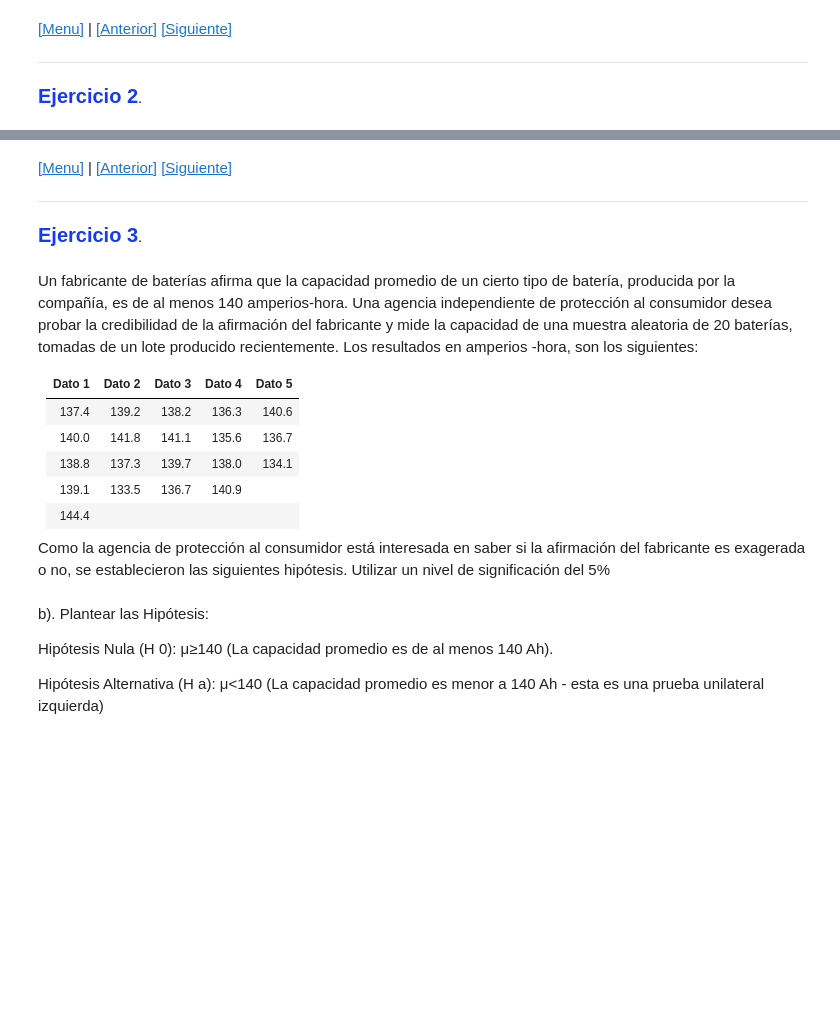
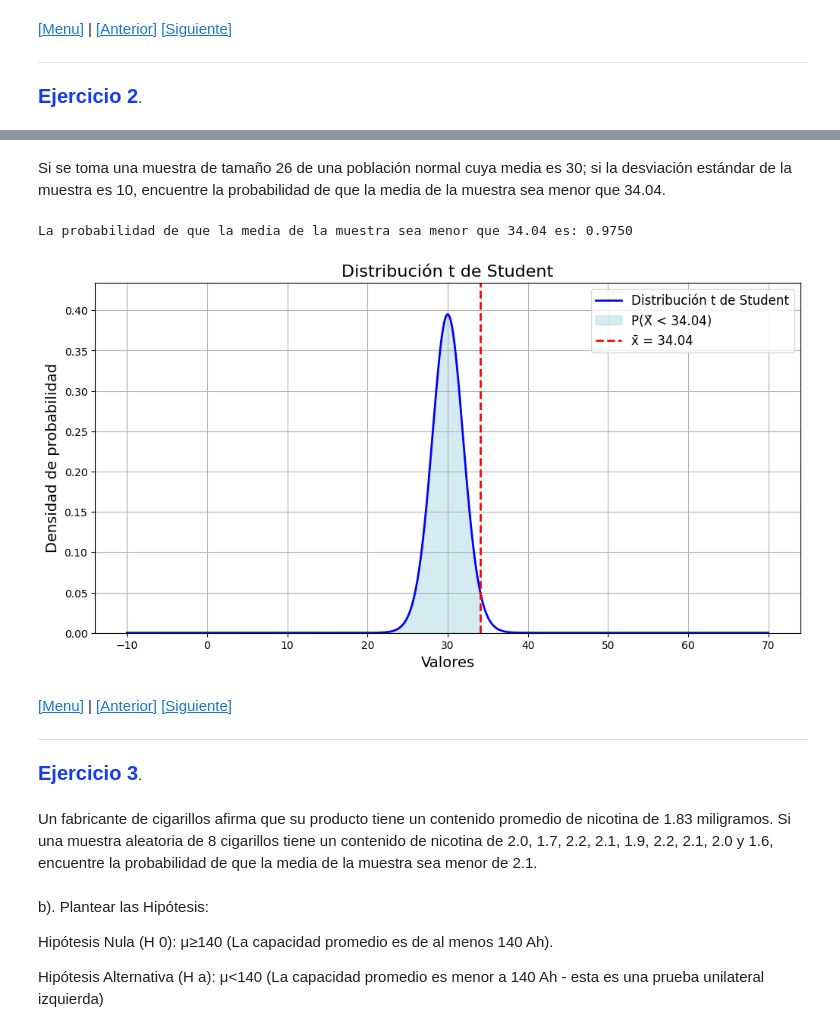
Before and after one commit to FerGonzaga/EjerciciosT4, a Jupyter notebook: t-student.ipynb, the cells around one changed output, grey strips where cells are left out. Cells and saved outputs as stored; diff of their text form; code cells hidden in the pictures; blank space fills up the shorter version.

```diff
--- a/t-student.ipynb
+++ b/t-student.ipynb
@@ -285,3 +187,48 @@ print(f"  Decisión: {decision}")
+# %% [markdown]
+
+<p> Si se toma una muestra de tamaño 26 de una población normal cuya media es 30; si la desviación estándar de la muestra es 10, encuentre la probabilidad de que la media de la muestra sea menor que 34.04. </p>
+# %%
+import numpy as np
+import scipy.stats as stats
+import matplotlib.pyplot as plt
+
+# Parámetros del problema
+media_poblacional = 30
+tamaño_muestra = 26
+desviacion_estandar = 10
+
+# Cálculo de la probabilidad P(X̄ < 34.04)
+x = 34.04
+t_calculado = (x - media_poblacional) / (desviacion_estandar / np.sqrt(tamaño_muestra))
+
+# Grados de libertad
+df = tamaño_muestra - 1
+
+# Cálculo de la probabilidad
+probabilidad = stats.t.cdf(t_calculado, df)
+
+print(f"La probabilidad de que la media de la muestra sea menor que {x} es: {probabilidad:.4f}")
+
+# Gráfica de la Distribución t
+x_values = np.linspace(media_poblacional - 4 * desviacion_estandar,
+                       media_poblacional + 4 * desviacion_estandar,
+                       1000)  # Aumentar el número de puntos a 1000
+y_values = stats.t.pdf((x_values - media_poblacional) / (desviacion_estandar / np.sqrt(tamaño_muestra)), df)
+
+plt.figure(figsize=(12, 6))
+plt.plot(x_values, y_values, label='Distribución t de Student', color='blue', linewidth=2)
+plt.fill_between(x_values, y_values, where=(x_values < x), color='lightblue', alpha=0.5, label=f'P(X̄ < {x})')
+plt.axvline(x, color='red', linestyle='--', label=f'x̄ = {x}', linewidth=2)
+plt.title('Distribución t de Student', fontsize=16)
+plt.xlabel('Valores', fontsize=14)
+plt.ylabel('Densidad de probabilidad', fontsize=14)
+plt.ylim(0, max(y_values) * 1.1)  # Ajustar límite superior del eje y
+plt.legend(fontsize=12)
+plt.grid()
+plt.show()
+# %% [output]
+La probabilidad de que la media de la muestra sea menor que 34.04 es: 0.9750
+[figure, added]
 # %% [markdown]
 <div id=ex_3></div>
 
@@ -289,18 +236,8 @@ print(f"  Decisión: {decision}")
 ___
 
 <span style="color: #153CEE; font-size: 20px; font-weight: bold;">Ejercicio 3</span>.
-# %% [markdown]
-Un fabricante de baterías afirma que la capacidad promedio de un cierto tipo de batería, producida por la compañía, es de al menos 140 amperios-hora. Una agencia independiente de protección al consumidor desea probar la credibilidad de la afirmación del fabricante y mide la capacidad de una muestra aleatoria de 20 baterías, tomadas de un lote producido recientemente. Los resultados en amperios -hora, son los siguientes:
-
-| Dato 1 | Dato 2 | Dato 3 | Dato 4 | Dato 5 |
-|--------|--------|--------|--------|--------|
-| 137.4  | 139.2  | 138.2  | 136.3  | 140.6  |
-| 140.0  | 141.8  | 141.1  | 135.6  | 136.7  |
-| 138.8  | 137.3  | 139.7  | 138.0  | 134.1  |
-| 139.1  | 133.5  | 136.7  | 140.9  |        |
-| 144.4  |        |        |        |        |
-
-Como la agencia de protección al consumidor está interesada en saber si la afirmación del fabricante es exagerada o no, se establecieron las siguientes hipótesis. Utilizar un nivel de significación del 5%
+# %% [markdown]
+<p> Un fabricante de cigarillos afirma que su producto tiene un contenido promedio de nicotina de 1.83 miligramos. Si una muestra aleatoria de 8 cigarillos tiene un contenido de nicotina de 2.0, 1.7, 2.2, 2.1, 1.9, 2.2, 2.1, 2.0 y 1.6, encuentre la probabilidad de que la media de la muestra sea menor de 2.1. </p>
 # %% [markdown]
 b). Plantear las Hipótesis:
 
```
Also changed, not shown: parts of 7 cells of this notebook.
